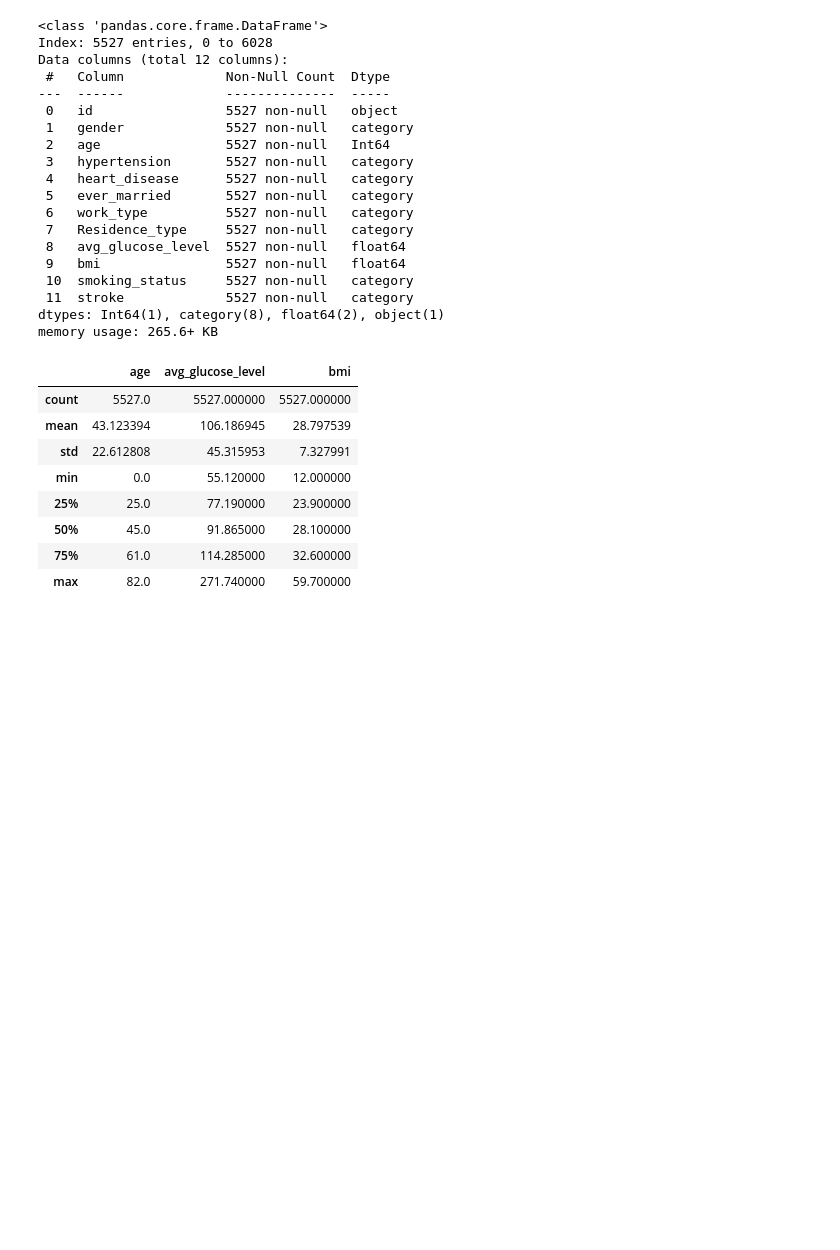
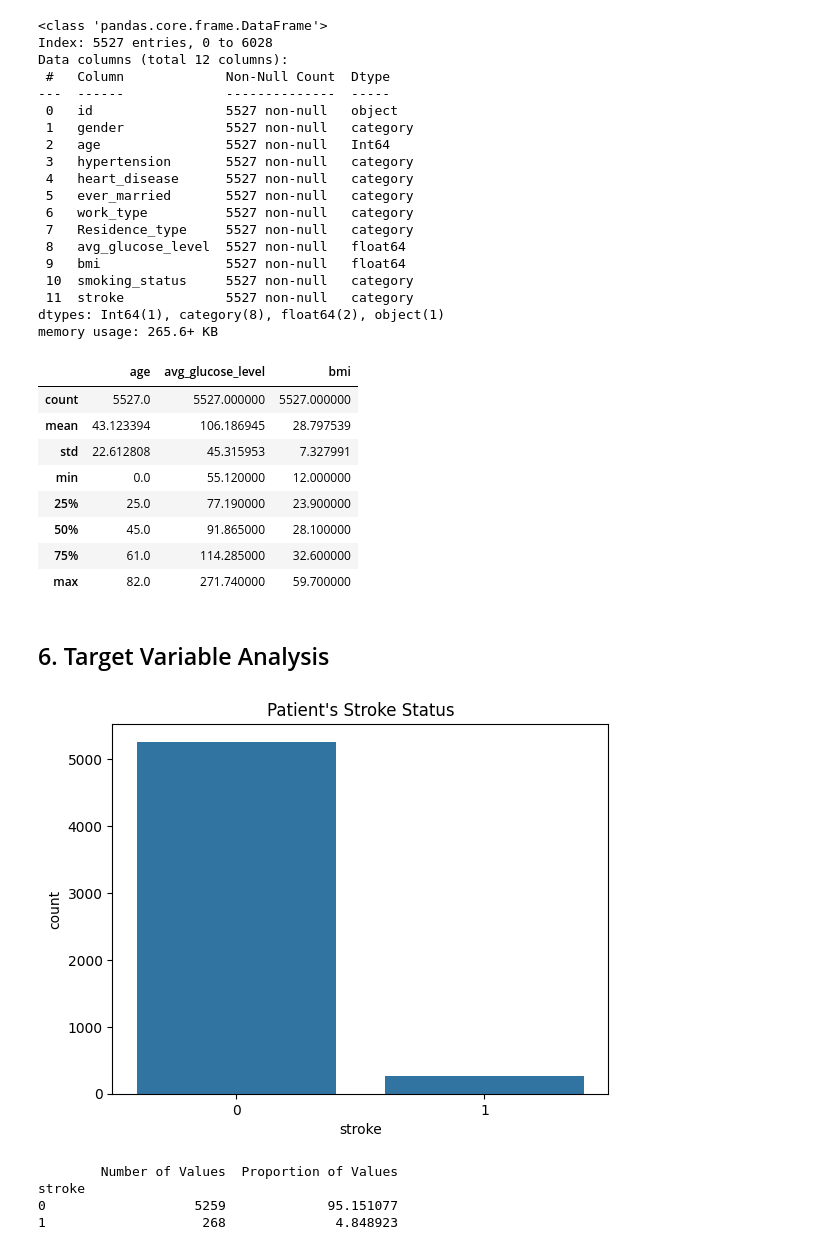
Before and after one commit to nathan-limjw/stroke-risk-analysis, a Jupyter notebook: notebooks/01_exploratory_data_analysis.ipynb, the cells around one changed output. Drawn from its saved outputs; the diff is of its cells as text; code cells hidden in the pictures; blank space fills up the shorter version.

Commit message:
feat: perform EDA on target and features

```diff
--- a/notebooks/01_exploratory_data_analysis.ipynb
+++ b/notebooks/01_exploratory_data_analysis.ipynb
@@ -561,3 +568,22 @@ df_cleaned = df_copy
 
 os.makedirs("../data", exist_ok= True)
 df_cleaned.to_csv("../data/stroke_dataset_cleaned.csv")
+# %% [markdown]
+## 6. Target Variable Analysis
+# %%
+stroke_values = pd.DataFrame({
+    "Number of Values": df_cleaned["stroke"].value_counts(),
+    "Proportion of Values": df_cleaned["stroke"].value_counts(normalize= True) * 100
+})
+
+sns.countplot(data = df_cleaned, x = "stroke")
+plt.title("Patient's Stroke Status")
+plt.show()
+
+print(stroke_values)
+# %% [output]
+[figure, added]
+        Number of Values  Proportion of Values
+stroke
+0                   5259             95.151077
+1                    268              4.848923
```
Also changed, not shown: parts of 32 cells of this notebook, 2 other files.
